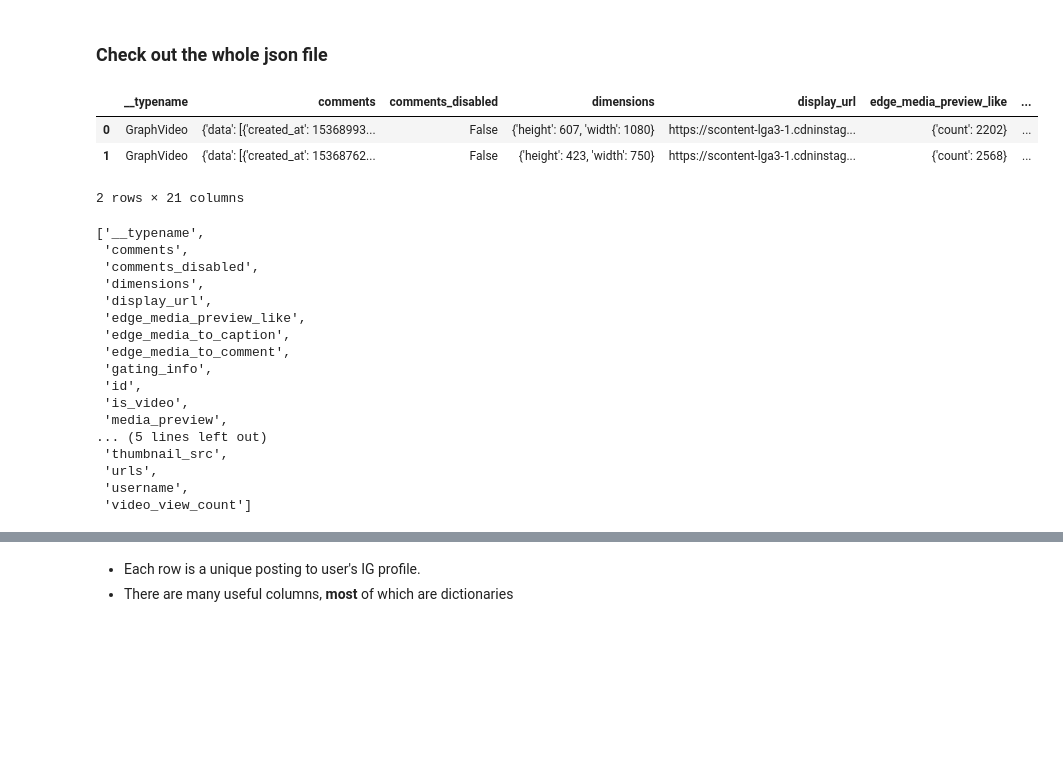
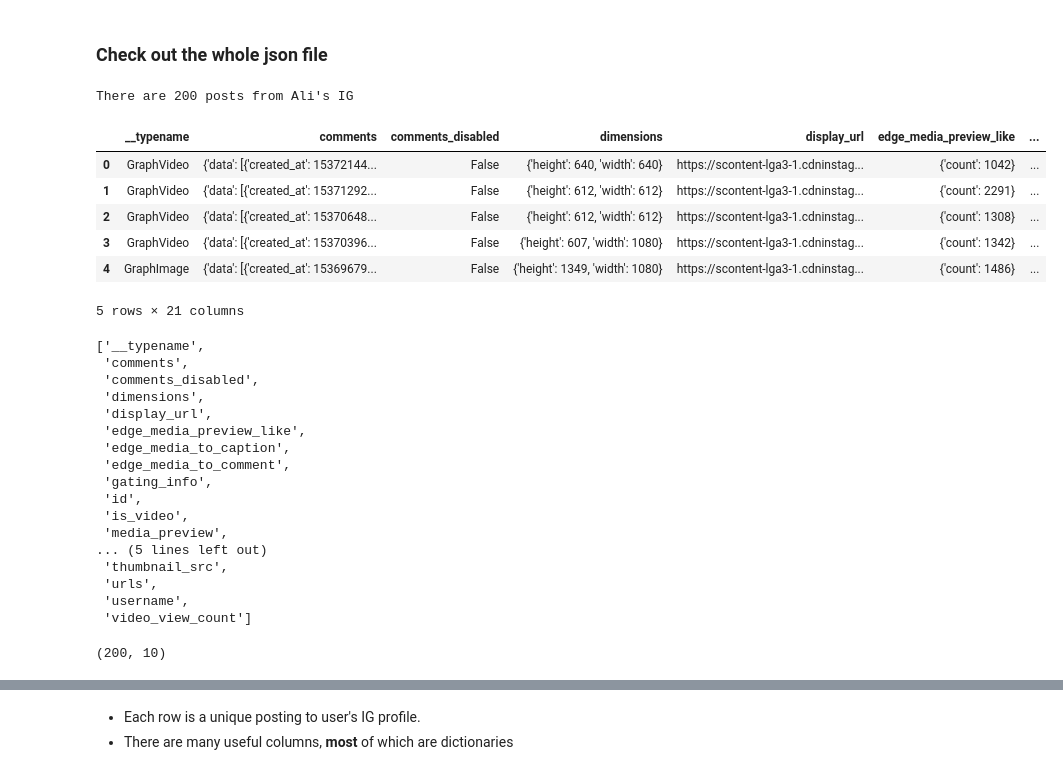
Before and after one commit to karolyxy/breakinghits, a Jupyter notebook: IG_cleaning.ipynb, the cells around one changed output, grey strips where cells are left out. Cells and saved outputs as stored; diff of their text form; code cells hidden in the pictures; blank space fills up the shorter version.

Commit message:
Added the rest of cleaning functions to preprocess
Preprocess.py now cleans the entire set of 200 posts from user's IG account and stores all comments on posts (29, 952 comments).

```diff
--- a/IG_cleaning.ipynb
+++ b/IG_cleaning.ipynb
@@ -20,28 +23,34 @@ from preprocess import tweet_open, insta_comment, extract_emojis
 # %%
 # We load in the json output from the IG sraper as a df
 
-IG_media = pd.read_json('iamalicaldwell.json')
+IG_media = pd.read_json('./iamalicaldwell/iamalicaldwell.json')
+print('There are {} posts from Ali\'s IG'.format(len(IG_media)))
 display(IG_media.head())
 pp.pprint(list(IG_media.columns))
+# IG_media.to_csv('IG_ali.csv', index=False)
 # %% [output]
+There are 200 posts from Ali's IG
 |  | __typename | comments | comments_disabled | dimensions | display_url | edge_media_preview_like | ... |
-| 0 | GraphVideo | {'data': [{'created_at': 15368993... | False | {'height': 607, 'width': 1080} | https://scontent-lga3-1.cdninstag... | {'count': 2202} | ... |
-| 1 | GraphVideo | {'data': [{'created_at': 15368762... | False | {'height': 423, 'width': 750} | https://scontent-lga3-1.cdninstag... | {'count': 2568} | ... |
+| 0 | GraphVideo | {'data': [{'created_at': 15372144... | False | {'height': 640, 'width': 640} | https://scontent-lga3-1.cdninstag... | {'count': 1042} | ... |
+| 1 | GraphVideo | {'data': [{'created_at': 15371292... | False | {'height': 612, 'width': 612} | https://scontent-lga3-1.cdninstag... | {'count': 2291} | ... |
+| 2 | GraphVideo | {'data': [{'created_at': 15370648... | False | {'height': 612, 'width': 612} | https://scontent-lga3-1.cdninstag... | {'count': 1308} | ... |
+| 3 | GraphVideo | {'data': [{'created_at': 15370396... | False | {'height': 607, 'width': 1080} | https://scontent-lga3-1.cdninstag... | {'count': 1342} | ... |
+| 4 | GraphImage | {'data': [{'created_at': 15369679... | False | {'height': 1349, 'width': 1080} | https://scontent-lga3-1.cdninstag... | {'count': 1486} | ... |
-2 rows × 21 columns
-['__typename',
- 'comments',
- 'comments_disabled',
- 'dimensions',
- 'display_url',
- 'edge_media_preview_like',
- 'edge_media_to_caption',
- 'edge_media_to_comment',
- 'gating_info',
- 'id',
- 'is_video',
- 'media_preview',
-... (5 lines left out)
- 'thumbnail_src',
- 'urls',
- 'username',
- 'video_view_count']
+5 rows × 21 columns
+['__typename',
+ 'comments',
+ 'comments_disabled',
+ 'dimensions',
+ 'display_url',
+ 'edge_media_preview_like',
+ 'edge_media_to_caption',
+ 'edge_media_to_comment',
+ 'gating_info',
+ 'id',
+ 'is_video',
+ 'media_preview',
+... (5 lines left out)
+ 'thumbnail_src',
+ 'urls',
+ 'username',
+ 'video_view_count']
@@ -47,0 +84,4 @@ pp.pprint(list(IG_media.columns))
+# %%
+IG_media.shape
+# %% [output]
+(200, 10)
```
Also changed, not shown: parts of 49 cells of this notebook, 1 other file.
